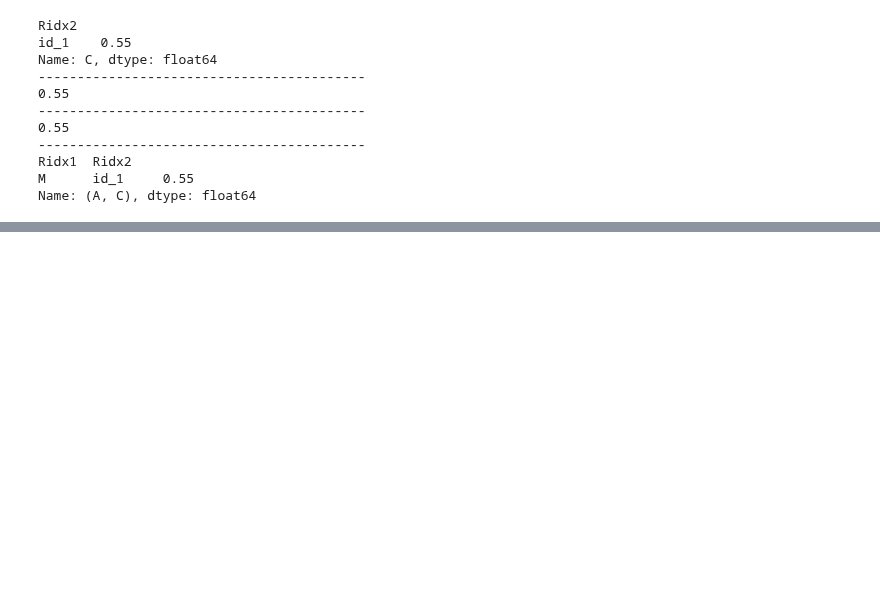
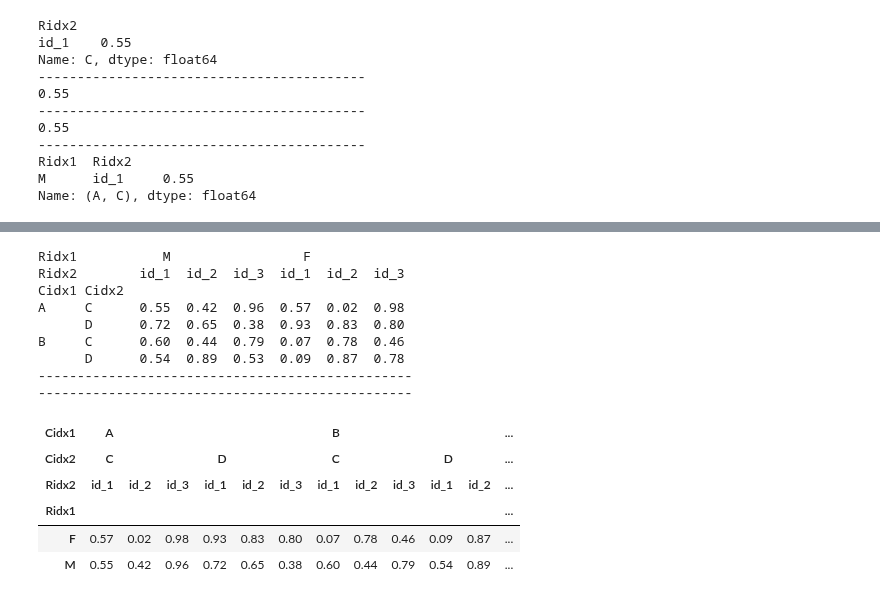
Before and after one commit to NikeLee/pythonwork, a Jupyter notebook: analysis/2_pandas.ipynb, the cells around one changed output, grey strips where cells are left out. Cells and saved outputs as stored; diff of their text form; code cells hidden in the pictures; blank space fills up the shorter version.

```diff
--- a/analysis/2_pandas.ipynb
+++ b/analysis/2_pandas.ipynb
@@ -1281,0 +1282,30 @@ Name: (A, C), dtype: float64
+# %%
+##### 행 인덱스와 열 인덱스를 교환 : stack() - 열을 행으로, unstack() - 행을 열로
+
+print(df3.T)
+
+print("------------------------------------------------")
+
+df3.stack("Cidx1")
+df3.stack(1)
+
+print("------------------------------------------------")
+
+df3.unstack("Ridx1")
+df3.unstack(1)
+# %% [output]
+Ridx1           M                 F
+Ridx2        id_1  id_2  id_3  id_1  id_2  id_3
+Cidx1 Cidx2
+A     C      0.55  0.42  0.96  0.57  0.02  0.98
+      D      0.72  0.65  0.38  0.93  0.83  0.80
+B     C      0.60  0.44  0.79  0.07  0.78  0.46
+      D      0.54  0.89  0.53  0.09  0.87  0.78
+------------------------------------------------
+------------------------------------------------
+| Cidx1 | A |  |  |  |  |  | B |  |  |  |  | ... |
+| Cidx2 | C |  |  | D |  |  | C |  |  | D |  | ... |
+| Ridx2 | id_1 | id_2 | id_3 | id_1 | id_2 | id_3 | id_1 | id_2 | id_3 | id_1 | id_2 | ... |
+| Ridx1 |  |  |  |  |  |  |  |  |  |  |  | ... |
+| F | 0.57 | 0.02 | 0.98 | 0.93 | 0.83 | 0.80 | 0.07 | 0.78 | 0.46 | 0.09 | 0.87 | ... |
+| M | 0.55 | 0.42 | 0.96 | 0.72 | 0.65 | 0.38 | 0.60 | 0.44 | 0.79 | 0.54 | 0.89 | ... |
```
Also changed, not shown: parts of 15 cells of this notebook.
